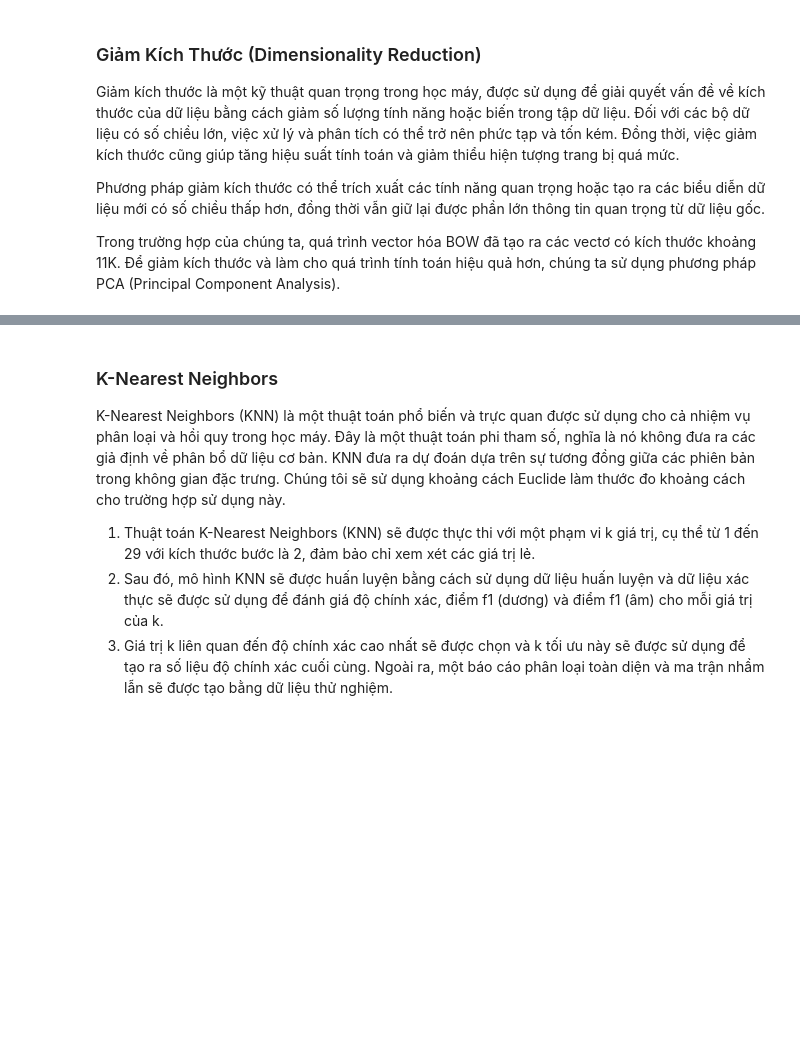
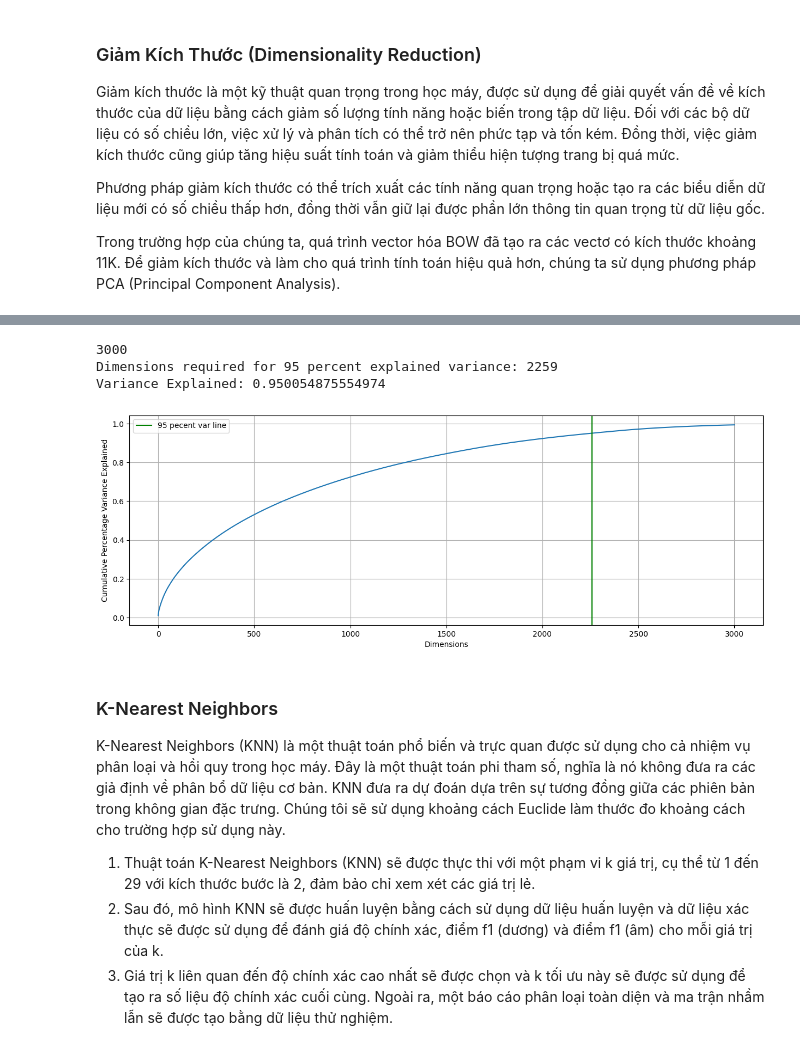
Before and after one commit to abuhmhai/SentimentAnalysis_KNN, a Jupyter notebook: Amazon FineFood Sentiment KNN.ipynb, the cells around one changed output, grey strips where cells are left out. Saved outputs shown, nothing was run; the diff lists cells and outputs as text; code cells hidden in the pictures; blank space fills up the shorter version.

```diff
--- a/Amazon FineFood Sentiment KNN.ipynb
+++ b/Amazon FineFood Sentiment KNN.ipynb
@@ -471,38 +471,42 @@ PCA (Principal Component Analysis) là một phương pháp thống kê được
 
 Cụ thể, PCA hoạt động bằng cách tìm ra các trục mới (các thành phần chính) trong không gian đa chiều của dữ liệu sao cho phương sai của dữ liệu trên các trục mới là lớn nhất. Các trục mới này được sắp xếp theo độ quan trọng giảm dần, từ trục có phương sai lớn nhất đến trục có phương sai nhỏ nhất.
 # %%
-# Giảm chiều dữ liệu sử dụng phương pháp PCA hoặc Truncated SVD
+# Giảm kích thước sử dụng PCA hoặc chúng ta cũng có thể sử dụng SVD bị cắt ngắn
 
-# Sử dụng PCA với số thành phần chính (components) là 3000
-pca = PCA(n_components=3000)
-pca.fit(X_train_bow_standardised)  # Huấn luyện PCA trên dữ liệu huấn luyện đã chuẩn hóa
-explained_variance = pca.explained_variance_ratio_  # Lấy tỷ lệ phương sai được giải thích bởi mỗi thành phần chính
-print(len(explained_variance))  # In ra số lượng tỷ lệ phương sai được giải thích
+pca = PCA(n_components=3000) # Khởi tạo PCA với số lượng thành phần là 3000
+pca.fit(X_train_bow_standardised) # Fit PCA với dữ liệu huấn luyện đã được chuẩn hóa
 
-# Xác định số chiều cần thiết để giải thích 95% tổng phương sai
-dim_req_var = sum(np.cumsum(explained_variance) <= 0.95)
-print('Số chiều cần thiết để giải thích 95% tổng phương sai:', dim_req_var)
-print('Phương sai được giải thích:', np.cumsum(explained_variance)[dim_req_var])
+explained_variance = pca.explained_variance_ratio_ # Tính tỉ lệ phương sai được giải thích bởi mỗi thành phần chính
+print(len(explained_variance))
 
-# Vẽ biểu đồ hiển thị phương sai tích lũy theo số chiều
+# Tính số lượng thành phần cần thiết để giữ lại 95% phương sai được giải thích
+dim_req_var = sum(np.cumsum(explained_variance) <=0.95)
+print('Dimensions required for 95 percent explained variance:', dim_req_var)
+print('Variance Explained:', np.cumsum(explained_variance)[dim_req_var])
+
+# Vẽ biểu đồ thể hiện phần trăm phương sai tích lũy được giải thích theo số lượng thành phần chính
 plt.figure(figsize=(15,5))
 plt.grid()
-plt.plot(list(range(len(explained_variance))), np.cumsum(explained_variance))
-plt.axvline(x=dim_req_var, color='g', label='Đường 95% phương sai')
-plt.xlabel('Số chiều')
-plt.ylabel('Phần trăm Phương sai Tích lũy')
-plt.legend()
+plt.plot(list(range(len(explained_variance))),np.cumsum(explained_variance))
+plt.axvline(x = dim_req_var, color = 'g', label='95 pecent var line') # Vẽ đường thẳng đứng tại 95% phương sai tích lũy
+plt.xlabel('Dimensions')
+plt.ylabel('Cumulative Percentage Variance Explained') #phương sai phần trăm tích lũy
+plt.legend() # Hiển thị chú thích
 plt.show()
 
-# Sử dụng PCA để giảm chiều dữ liệu cho dữ liệu huấn luyện, dữ liệu cross validation và dữ liệu kiểm tra
+# Giảm kích thước của dữ liệu train, cross-validation và test bằng cách chọn các thành phần chính tương ứng từ ma trận PCA
 X_train_bow_pca = pca.transform(X_train_bow_standardised)[:, :dim_req_var]
 X_cv_bow_pca = pca.transform(X_cv_bow_standardised)[:, :dim_req_var]
 X_test_bow_pca = pca.transform(X_test_bow_standardised)[:, :dim_req_var]
 
-# Xác định nhãn cho dữ liệu huấn luyện, dữ liệu cross validation và dữ liệu kiểm tra
-y_train = Y_train_bow
-y_cv = df_cv['Score'].values
-y_test = df_test['Score'].values
+y_train = Y_train_bow # Gán nhãn của dữ liệu huấn luyện
+y_cv = df_cv['Score'].values # Gán nhãn của dữ liệu cross-validation
+y_test = df_test['Score'].values # Gán nhãn của dữ liệu test
+# %% [output]
+3000
+Dimensions required for 95 percent explained variance: 2259
+Variance Explained: 0.950054875554974
+[figure, added]
 # %% [markdown]
 ### K-Nearest Neighbors
 
```
Also changed, not shown: parts of 14 cells of this notebook.
